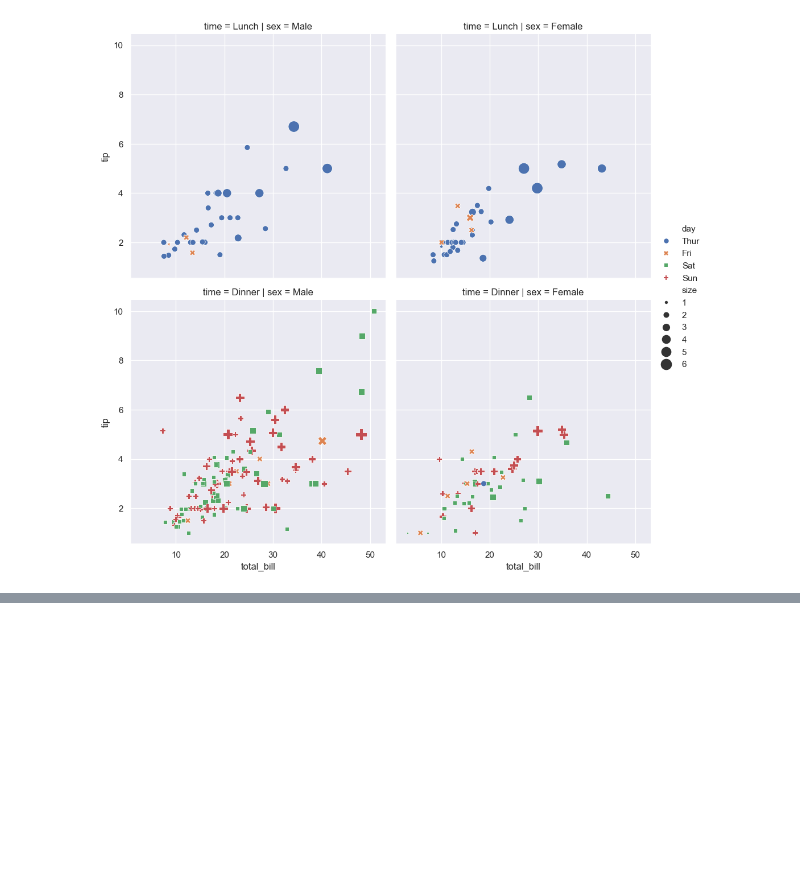
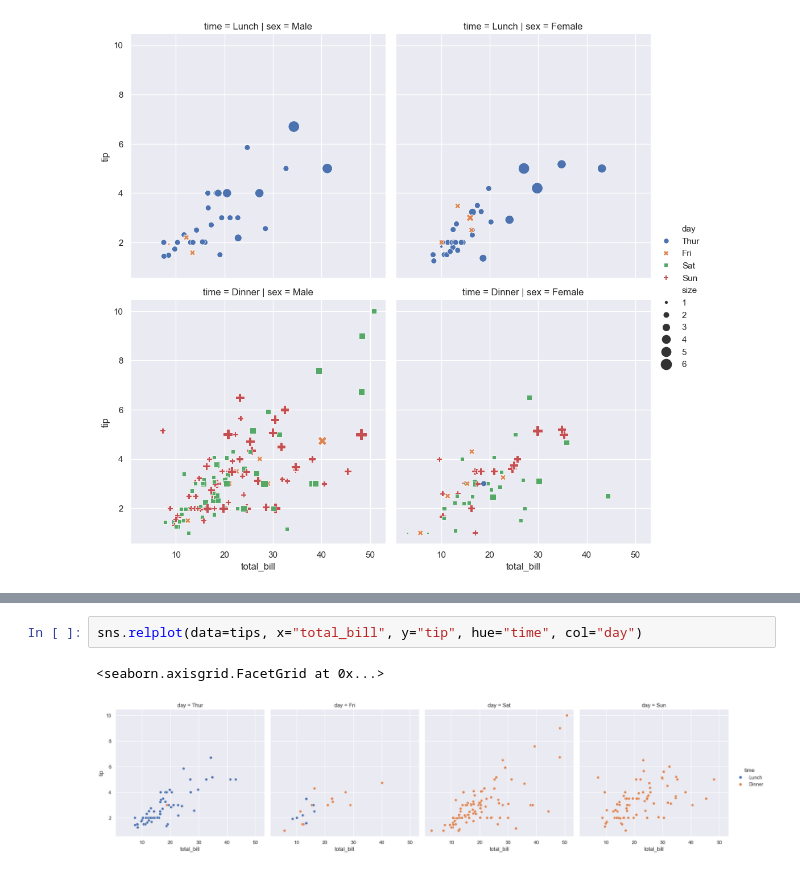
Before and after one commit to NatashaMoses/ML_Python_Libraries, a Jupyter notebook: seaborn/00_sns.relplot().ipynb, the cells around one changed output, grey strips where cells are left out. Saved outputs shown, nothing was run; the diff lists cells and outputs as text; blank space fills up the shorter version.

Commit message:
finish relplot

```diff
--- a/seaborn/00_sns.relplot().ipynb
+++ b/seaborn/00_sns.relplot().ipynb
@@ -137,0 +143,5 @@ sns.relplot(
+# %%
+sns.relplot(data=tips, x="total_bill", y="tip", hue="time", col="day")
+# %% [output]
+<seaborn.axisgrid.FacetGrid at 0x...>
+[figure, added]
```
Also changed, not shown: parts of 2 cells of this notebook.
